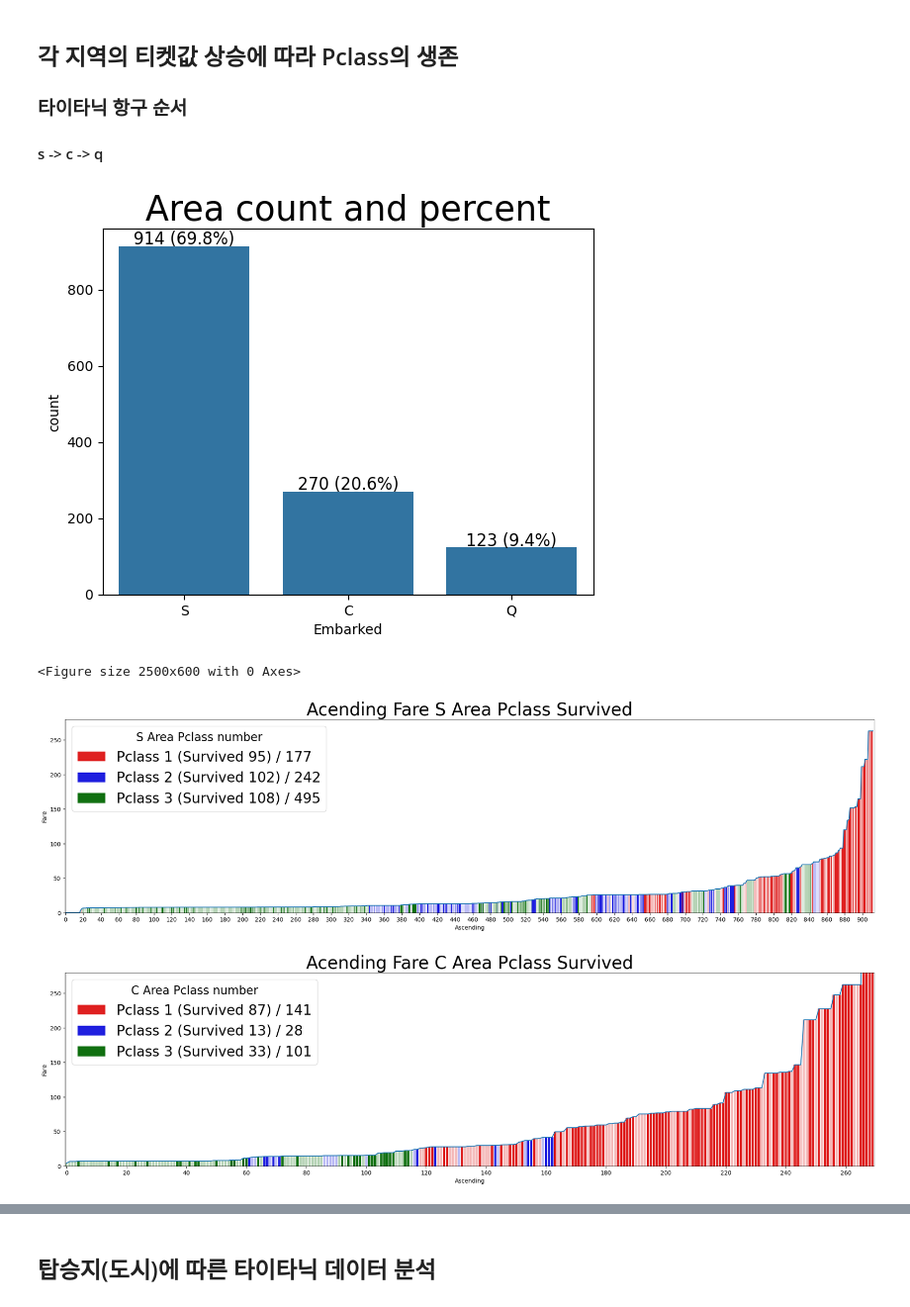
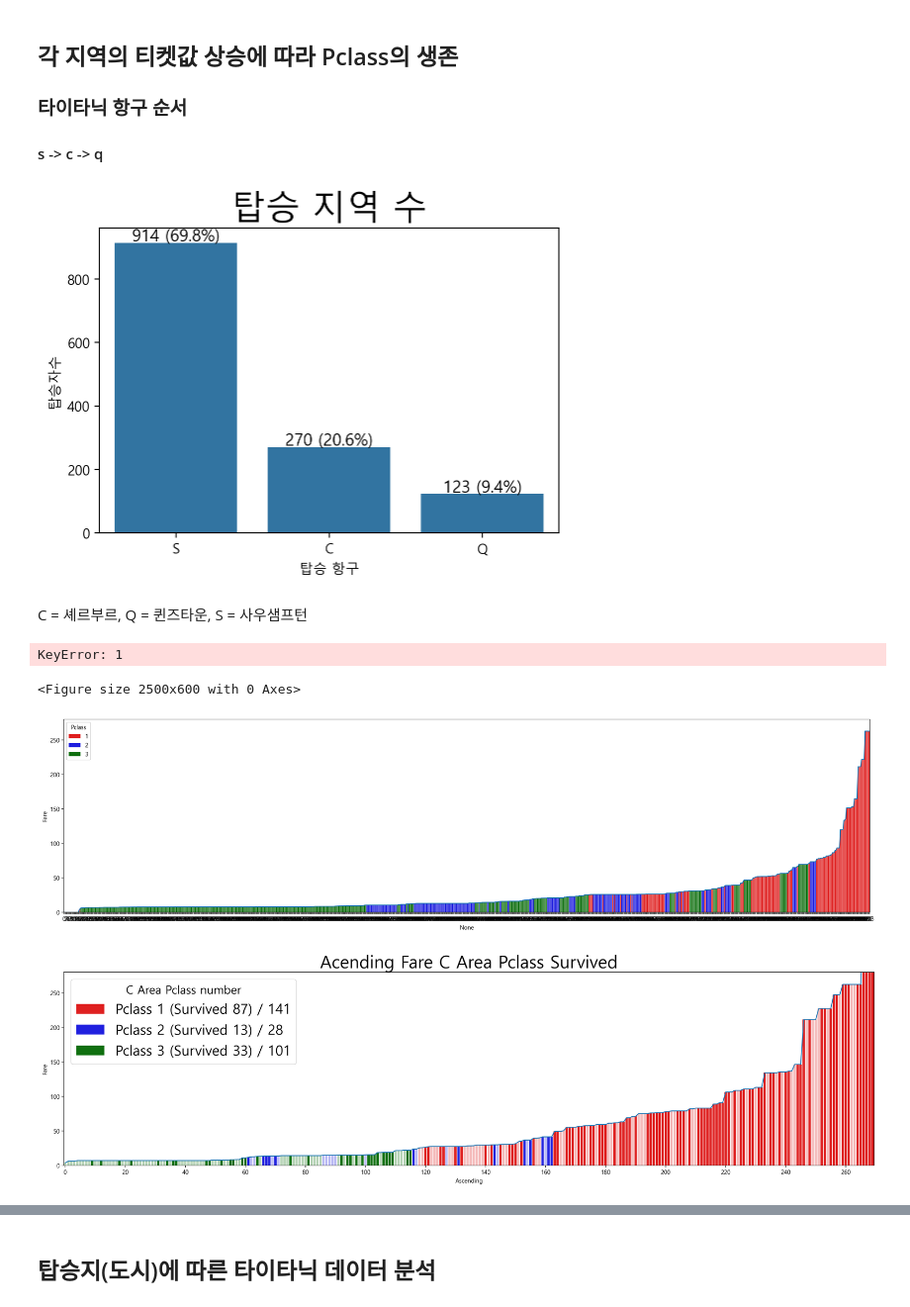
Before and after one commit to sjunc/2025-1-BigData-Team, a Jupyter notebook: Final/타이타닉.ipynb, the cells around one changed output, grey strips where cells are left out. Shown at 99% size. Saved outputs shown, nothing was run; the diff lists cells and outputs as text; code cells hidden in the pictures.

```diff
--- a/Final/타이타닉.ipynb
+++ b/Final/타이타닉.ipynb
@@ -127,8 +129,8 @@ tdf.describe()
 tdf['Embarked'] = tdf['Embarked'].dropna()
 tdf = tdf.drop('Cabin', axis=1)
 # %%
-tdf['Age'] = tdf['Age'].fillna(28)
-tdf['Fare'] = tdf['Fare'].backfill()
+tdf['Age'] = tdf['Age'].fillna(28)  # AGE의 중앙 값
+tdf['Fare'] = tdf['Fare'].fillna(14.45) # Fare의 중앙값
 tdf.info()
 # %% [output]
 <class 'pandas.core.frame.DataFrame'>
@@ -209,13 +206,11 @@ plt.show()
 # %%
-tdf = pd.read_csv('/content/2025-1-BigData-Team/TitanicData/titanic1309.csv')
-
-# 티켔 오름차순으로 그래프 수정
+# 티켓 오름차순으로 그래프 수정
 tdf = tdf.sort_values(by=['Fare'] ,ascending=True)
 tdf.index = range(len(tdf))
 
 # 티켓 가격 상승 그래프
 plt.figure(figsize=(25, 6))
 sns.lineplot(x=tdf.index, y='Fare', data=tdf);
-plt.xlabel('Ascending')
-plt.title("Acending Fare" , fontsize=30);
+plt.xlabel('개별 탑승객')
+plt.title("티켓 가격 오름차순" , fontsize=30);
 # %% [output]
@@ -252,3 +247,5 @@ plt.title("Acending Fare Pclass" , fontsize=30);
+# %%
+tdf['Survived'] = np.where(tdf['Survived'] == 0, '사망', '생존')
 # %%
 # 티켓 가격에 따른 생존
 plt.figure(figsize=(25, 6))
@@ -282,19 +280,24 @@ plt.title("Acending Fare Pclass Survived" , fontsize=30);
 # %%
 ax = sns.countplot(x='Embarked', data=tdf)
 
 # 전체 개수
 total = len(tdf)
 
 # 막대 위에 텍스트 추가
 for p in ax.patches:
     count = int(p.get_height())
     percent = 100 * count / total
     x = p.get_x() + p.get_width() / 2
     y = p.get_height()
     ax.text(x, y + 5, f"{count} ({percent:.1f}%)", ha='center', fontsize=12);
-plt.title("Area count and percent" , fontsize=25);
+
+plt.xlabel("탑승 항구")
+plt.ylabel("탑승자수")
+plt.title("탑승 지역 수" , fontsize=25);
 # %% [output]
-[figure, old version]
+[figure, new version]
+# %% [markdown]
+ C = 셰르부르, Q = 퀸즈타운, S = 사우샘프턴
 # %%
 # S 지역의 티켓 값의 증가에 대한 생환자들의 클래스 장소
 plt.figure(figsize=(25, 6))
@@ -340,8 +343,9 @@ plt.xticks(ticks=np.arange(0, tdfS.shape[0], 20), labels=np.arange(0, tdfS.shape
 plt.title("Acending Fare S Area Pclass Survived" , fontsize=30);
 plt.xlabel('Ascending');
 # %% [output]
-<Figure size 2500x600 with 0 Axes>
+KeyError: 1
+<Figure size 2500x600 with 0 Axes>
-[figure, old version]
+[figure, new version]
 # %%
 # C 지역의 티켓 값의 증가에 대한 생환자들의 클래스 장소
 tdfC = tdf[tdf['Embarked'] == 'C']
@@ -380,7 +384,7 @@ plt.xticks(ticks=np.arange(0, tdfC.shape[0], 20), labels=np.arange(0, tdfC.shape
 plt.title("Acending Fare C Area Pclass Survived" , fontsize=30)
 plt.xlabel('Ascending');
 # %% [output]
-[figure, old version]
+[figure, new version]
 # %%
 # Q 지역의 티켓 값의 증가에 대한 생환자들의 등석
 tdfQ = tdf[tdf['Embarked'] == 'Q']
```
Also changed, not shown: parts of 34 cells of this notebook.
